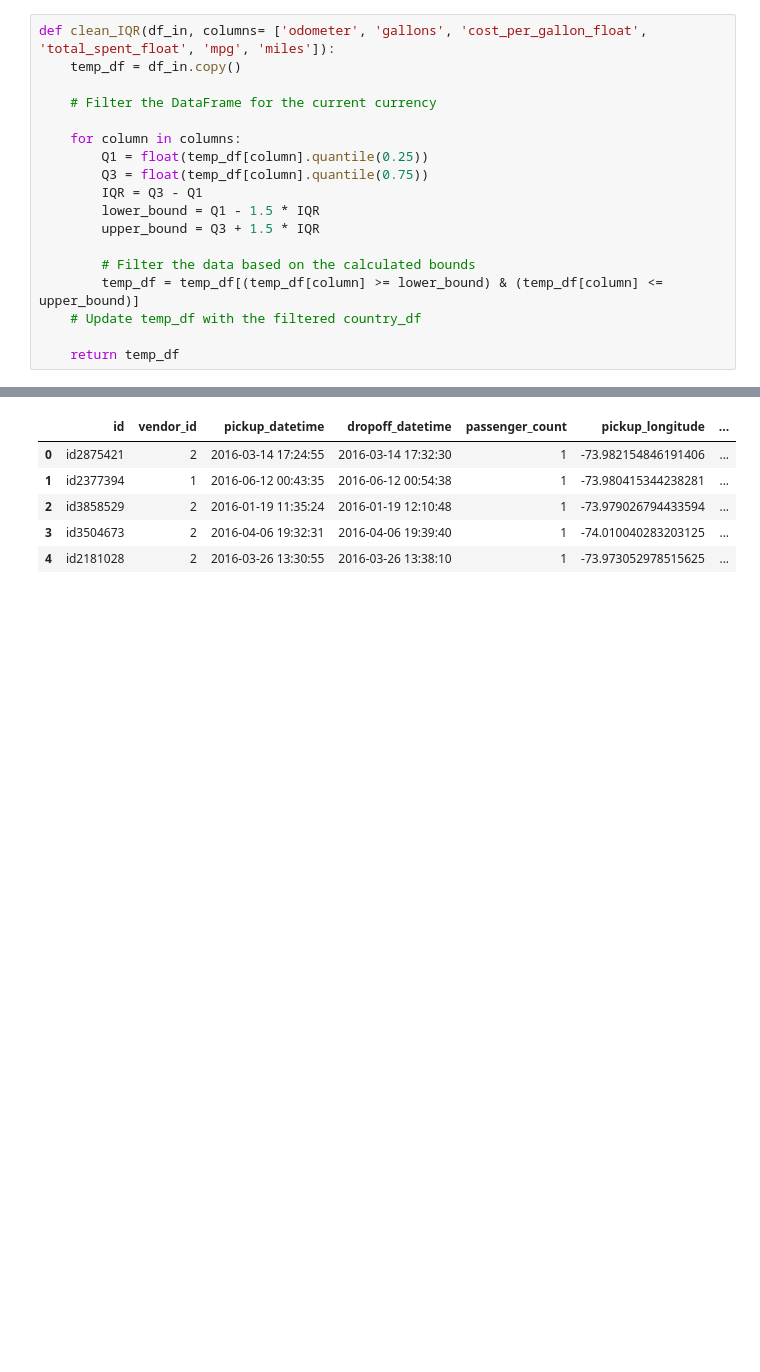
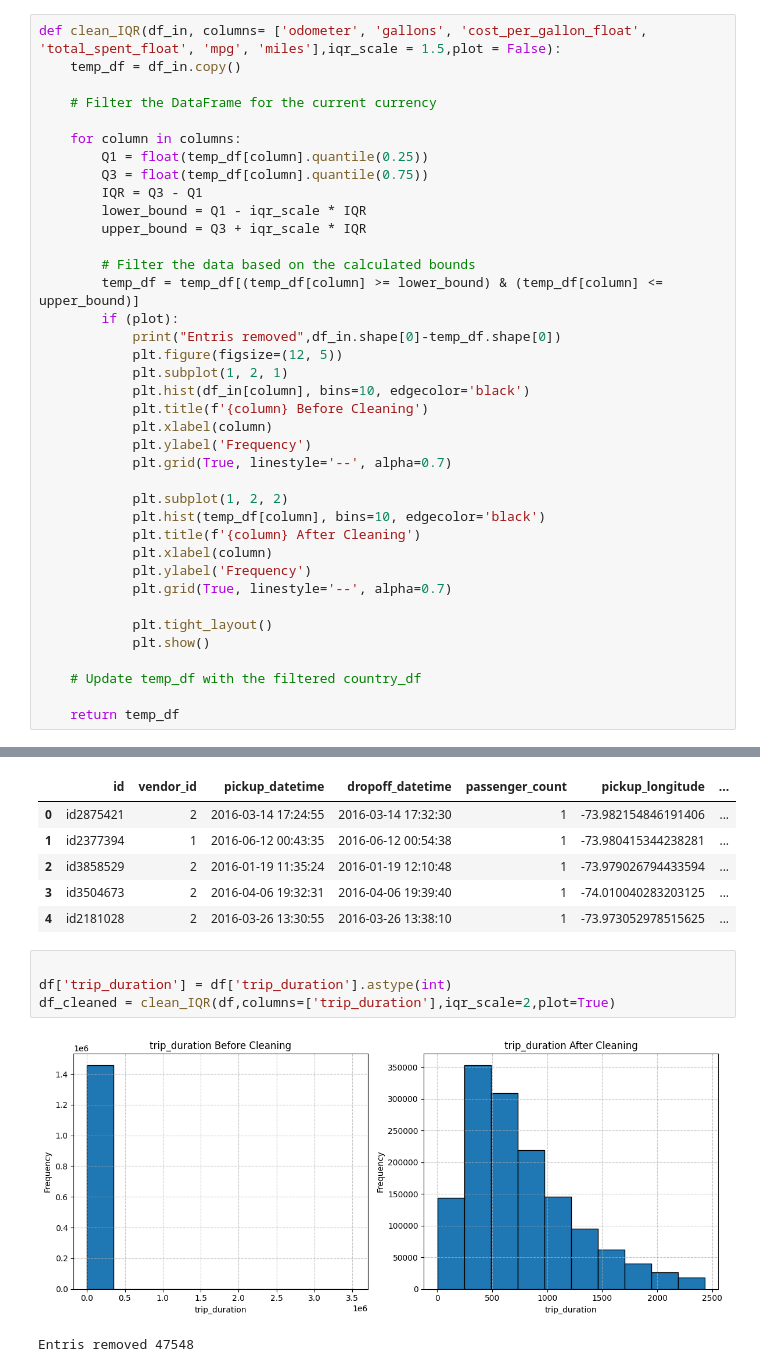
Before and after one commit to TumiJourdan/IDVE-Assignments, a Jupyter notebook: Assignment 2/data_cleaning.ipynb, the cells around one changed output, grey strips where cells are left out. Drawn from its saved outputs; the diff is of its cells as text; blank space fills up the shorter version.

Commit message:
Finished iqr
Can plot

```diff
--- a/Assignment 2/data_cleaning.ipynb
+++ b/Assignment 2/data_cleaning.ipynb
@@ -4,5 +10,5 @@ import geopandas as pd
 # %%
-def clean_IQR(df_in, columns= ['odometer', 'gallons', 'cost_per_gallon_float', 'total_spent_float', 'mpg', 'miles']):
+def clean_IQR(df_in, columns= ['odometer', 'gallons', 'cost_per_gallon_float', 'total_spent_float', 'mpg', 'miles'],iqr_scale = 1.5,plot = False):
     temp_df = df_in.copy()
 
     # Filter the DataFrame for the current currency
@@ -11,11 +17,31 @@ def clean_IQR(df_in, columns= ['odometer', 'gallons', 'cost_per_gallon_float', '
         Q1 = float(temp_df[column].quantile(0.25))
         Q3 = float(temp_df[column].quantile(0.75))
         IQR = Q3 - Q1
-        lower_bound = Q1 - 1.5 * IQR
-        upper_bound = Q3 + 1.5 * IQR
+        lower_bound = Q1 - iqr_scale * IQR
+        upper_bound = Q3 + iqr_scale * IQR
 
         # Filter the data based on the calculated bounds
         temp_df = temp_df[(temp_df[column] >= lower_bound) & (temp_df[column] <= upper_bound)]
+        if (plot):
+            print("Entris removed",df_in.shape[0]-temp_df.shape[0])
+            plt.figure(figsize=(12, 5))
+            plt.subplot(1, 2, 1)
+            plt.hist(df_in[column], bins=10, edgecolor='black')
+            plt.title(f'{column} Before Cleaning')
+            plt.xlabel(column)
+            plt.ylabel('Frequency')
+            plt.grid(True, linestyle='--', alpha=0.7)
+
+            plt.subplot(1, 2, 2)
+            plt.hist(temp_df[column], bins=10, edgecolor='black')
+            plt.title(f'{column} After Cleaning')
+            plt.xlabel(column)
+            plt.ylabel('Frequency')
+            plt.grid(True, linestyle='--', alpha=0.7)
+
+            plt.tight_layout()
+            plt.show()
+
     # Update temp_df with the filtered country_df
 
     return temp_df
@@ -29,3 +55,10 @@ df.head()
 | 2 | id3858529 | 2 | 2016-01-19 11:35:24 | 2016-01-19 12:10:48 | 1 | -73.979026794433594 | ... |
 | 3 | id3504673 | 2 | 2016-04-06 19:32:31 | 2016-04-06 19:39:40 | 1 | -74.010040283203125 | ... |
 | 4 | id2181028 | 2 | 2016-03-26 13:30:55 | 2016-03-26 13:38:10 | 1 | -73.973052978515625 | ... |
+# %%
+
+df['trip_duration'] = df['trip_duration'].astype(int)
+df_cleaned = clean_IQR(df,columns=['trip_duration'],iqr_scale=2,plot=True)
+# %% [output]
+[figure, added]
+Entris removed 47548
```
Also changed, not shown: parts of 2 cells of this notebook.
